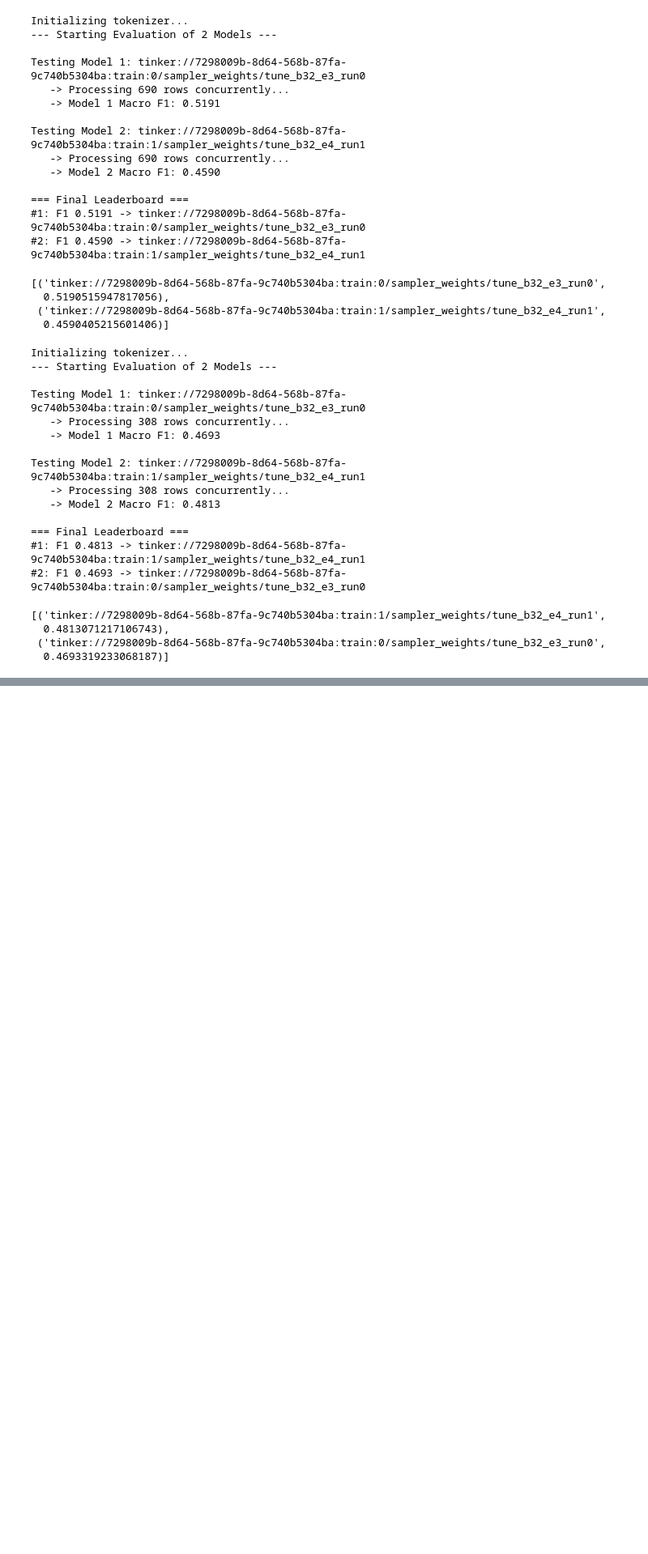
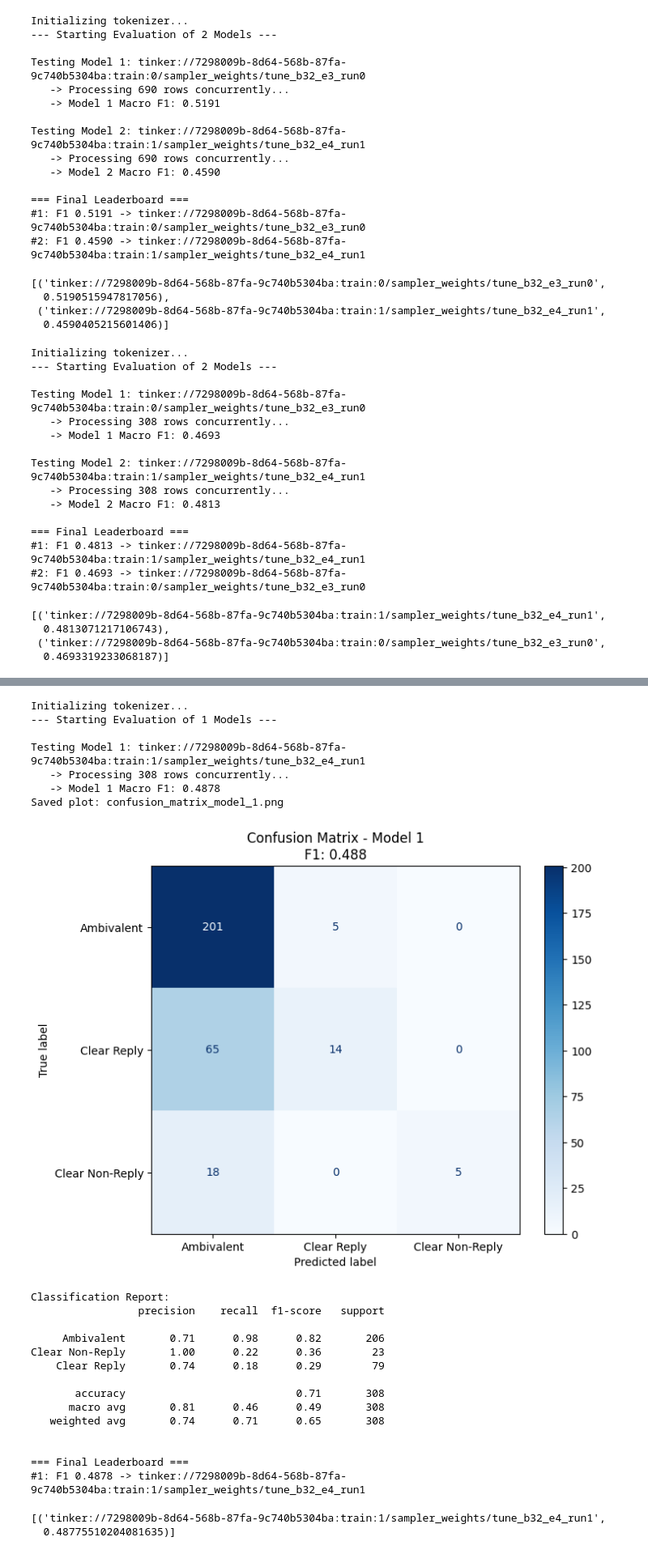
Before and after one commit to Akseldindisyan/CS445_CLARITY_Unmasking-Political-Question-Evasions, a Jupyter notebook: CS445.ipynb, the cells around one changed output, grey strips where cells are left out. Shown at 81% size. Saved outputs shown, nothing was run; the diff lists cells and outputs as text; code cells hidden in the pictures; blank space fills up the shorter version.

```diff
--- a/CS445.ipynb
+++ b/CS445.ipynb
@@ -4309,0 +4434,28 @@ Testing Model 2: tinker://7298009b-8d64-568b-87fa-9c740b5304ba:train:1/sampler_w
+# %%
+model_paths = ["tinker://7298009b-8d64-568b-87fa-9c740b5304ba:train:1/sampler_weights/tune_b32_e4_run1"]
+await evaluate_models_via_graphs("meta-llama/Llama-3.3-70B-Instruct", model_paths, df_test)
+# %% [output]
+Initializing tokenizer...
+--- Starting Evaluation of 1 Models ---
+
+Testing Model 1: tinker://7298009b-8d64-568b-87fa-9c740b5304ba:train:1/sampler_weights/tune_b32_e4_run1
+   -> Processing 308 rows concurrently...
+   -> Model 1 Macro F1: 0.4878
+Saved plot: confusion_matrix_model_1.png
+[figure, added]
+Classification Report:
+                 precision    recall  f1-score   support
+
+     Ambivalent       0.71      0.98      0.82       206
+Clear Non-Reply       1.00      0.22      0.36        23
+    Clear Reply       0.74      0.18      0.29        79
+
+       accuracy                           0.71       308
+      macro avg       0.81      0.46      0.49       308
+   weighted avg       0.74      0.71      0.65       308
+
+
+=== Final Leaderboard ===
+#1: F1 0.4878 -> tinker://7298009b-8d64-568b-87fa-9c740b5304ba:train:1/sampler_weights/tune_b32_e4_run1
+[('tinker://7298009b-8d64-568b-87fa-9c740b5304ba:train:1/sampler_weights/tune_b32_e4_run1',
+  0.48775510204081635)]
```
Also changed, not shown: parts of 8 cells of this notebook, 1 other file.
